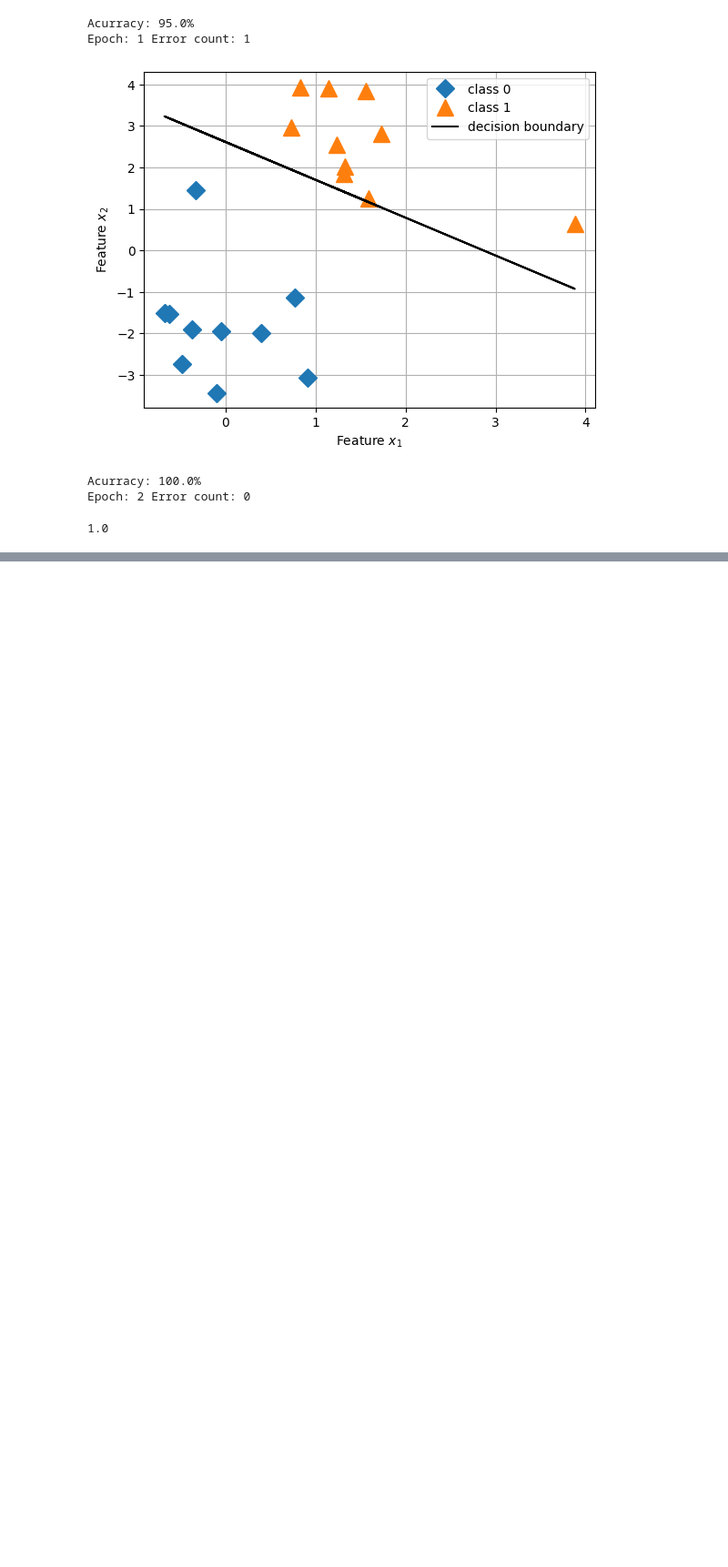
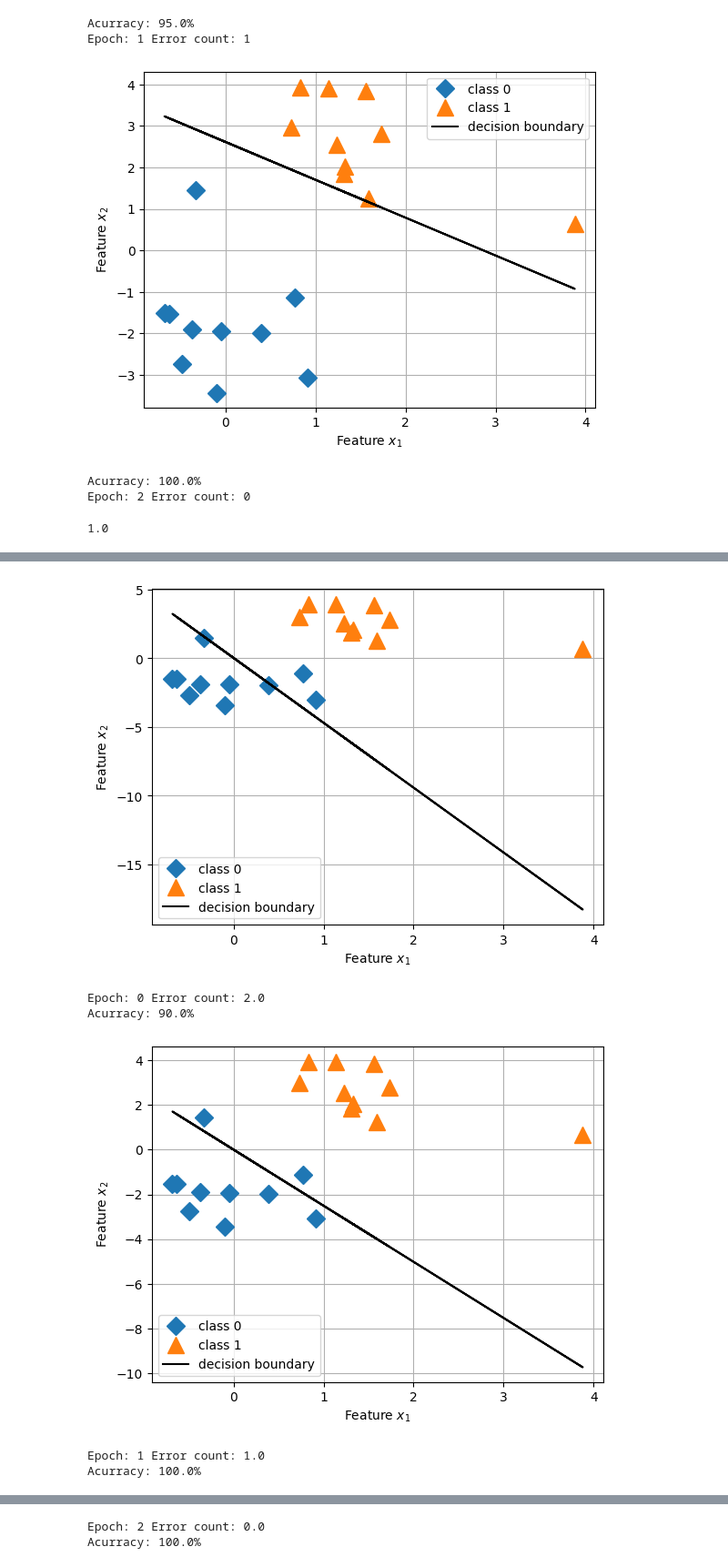
Before and after one commit to levyvix/deep_learning_with_pytorch, a Jupyter notebook: deep_learning/perceptrion.ipynb, the cells around one changed output, grey strips where cells are left out. Shown at 91% size. Saved outputs shown, nothing was run; the diff lists cells and outputs as text; code cells hidden in the pictures; blank space fills up the shorter version.

Commit message:
Perceptron with pytorch tensors

```diff
--- a/deep_learning/perceptrion.ipynb
+++ b/deep_learning/perceptrion.ipynb
@@ -151,0 +153,7 @@ compute_accuracy(trained_model, X_train, y_train)
+# %%
+import numpy as np
+import pandas as pd
+import torch
+
+# %%
+df = pd.read_csv("toy_data.txt", delimiter="\t")
@@ -151,0 +180,3 @@ compute_accuracy(trained_model, X_train, y_train)
+# %%
+X_train = torch.from_numpy(df.iloc[:, 0:2].values).to(torch.float32)
+y_train = torch.from_numpy(df.iloc[:, 2].values).to(torch.float32)
@@ -151,0 +273,11 @@ compute_accuracy(trained_model, X_train, y_train)
+# %%
+ppn = Perceptron_Torch(2)
+
+modelo_trainado = train(ppn, X_train, y_train, epochs=10, lr=0.1)
+# %% [output]
+[figure, added]
+Epoch: 0 Error count: 2.0
+Acurracy: 90.0%
+[figure, added]
+Epoch: 1 Error count: 1.0
+Acurracy: 100.0%
@@ -151,0 +285,2 @@ compute_accuracy(trained_model, X_train, y_train)
+Epoch: 2 Error count: 0.0
+Acurracy: 100.0%
```
Also changed, not shown: parts of 6 cells of this notebook.
